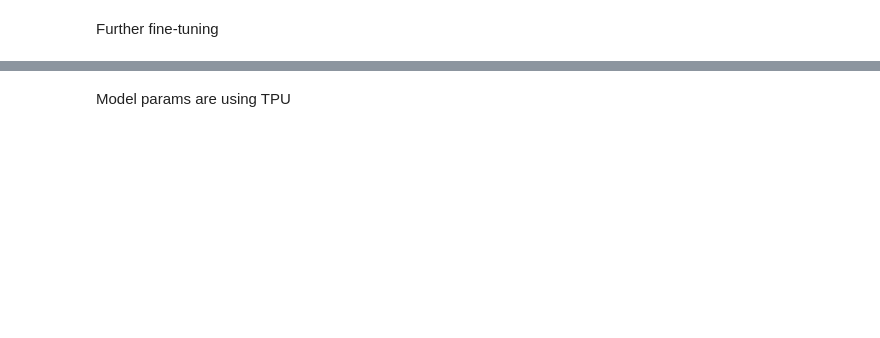
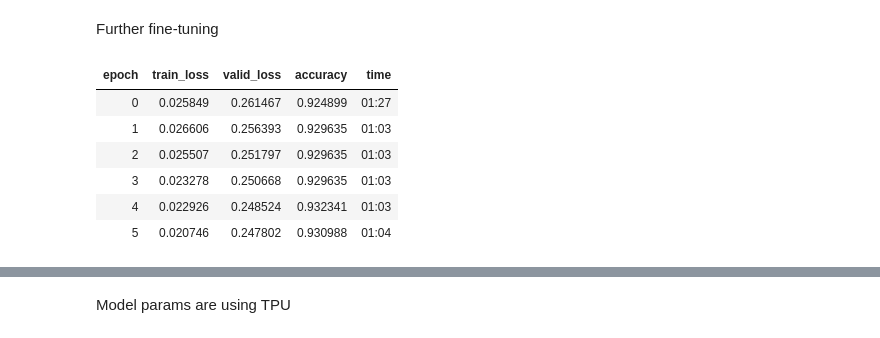
Before and after one commit to butchland/fastai_xla_extensions, a Jupyter notebook: archive_nbs/Explore_fastai_xla_extensions_Pets_TPU_batch_tfms.ipynb, the cells around one changed output, grey strips where cells are left out. Saved outputs shown, nothing was run; the diff lists cells and outputs as text; code cells hidden in the pictures; blank space fills up the shorter version.

```diff
--- a/archive_nbs/Explore_fastai_xla_extensions_Pets_TPU_batch_tfms.ipynb
+++ b/archive_nbs/Explore_fastai_xla_extensions_Pets_TPU_batch_tfms.ipynb
@@ -181,7 +193,15 @@ learner.lr_find()
 Further fine-tuning
 # %%
 #colab
-learner.fit_one_cycle(6,slice(3e-7,5e-5))
+learner.fit_one_cycle(6,slice(3e-7,2e-5),wd=3e-3)
+# %% [output]
+| epoch | train_loss | valid_loss | accuracy | time |
+| 0 | 0.025849 | 0.261467 | 0.924899 | 01:27 |
+| 1 | 0.026606 | 0.256393 | 0.929635 | 01:03 |
+| 2 | 0.025507 | 0.251797 | 0.929635 | 01:03 |
+| 3 | 0.023278 | 0.250668 | 0.929635 | 01:03 |
+| 4 | 0.022926 | 0.248524 | 0.932341 | 01:03 |
+| 5 | 0.020746 | 0.247802 | 0.930988 | 01:04 |
 # %%
 #hide
 #colab
```
Also changed, not shown: parts of 32 cells of this notebook.
